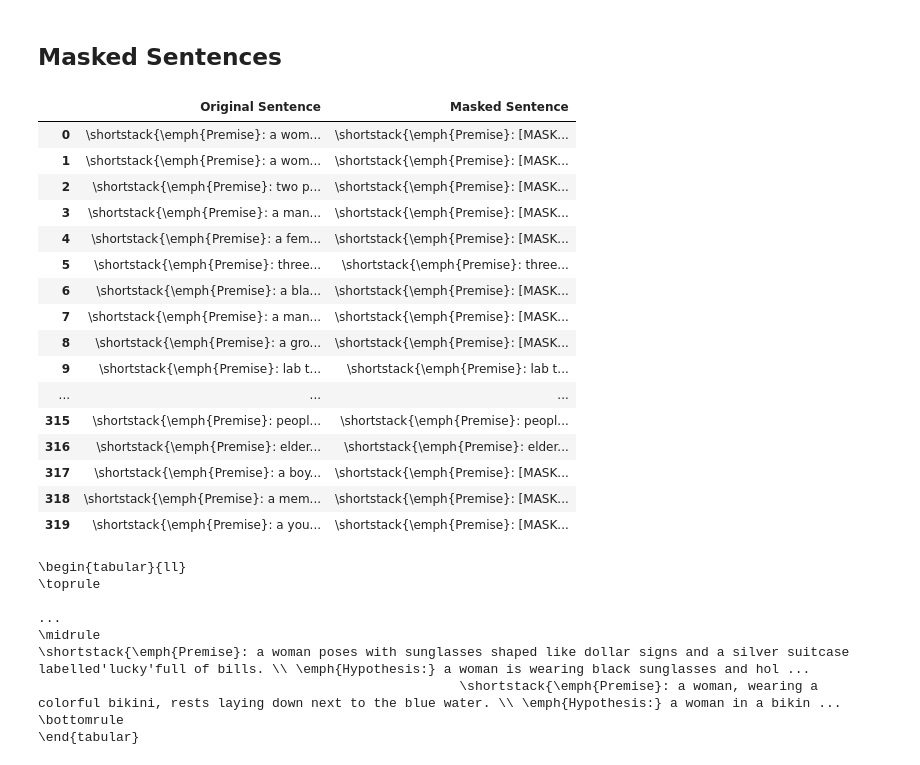
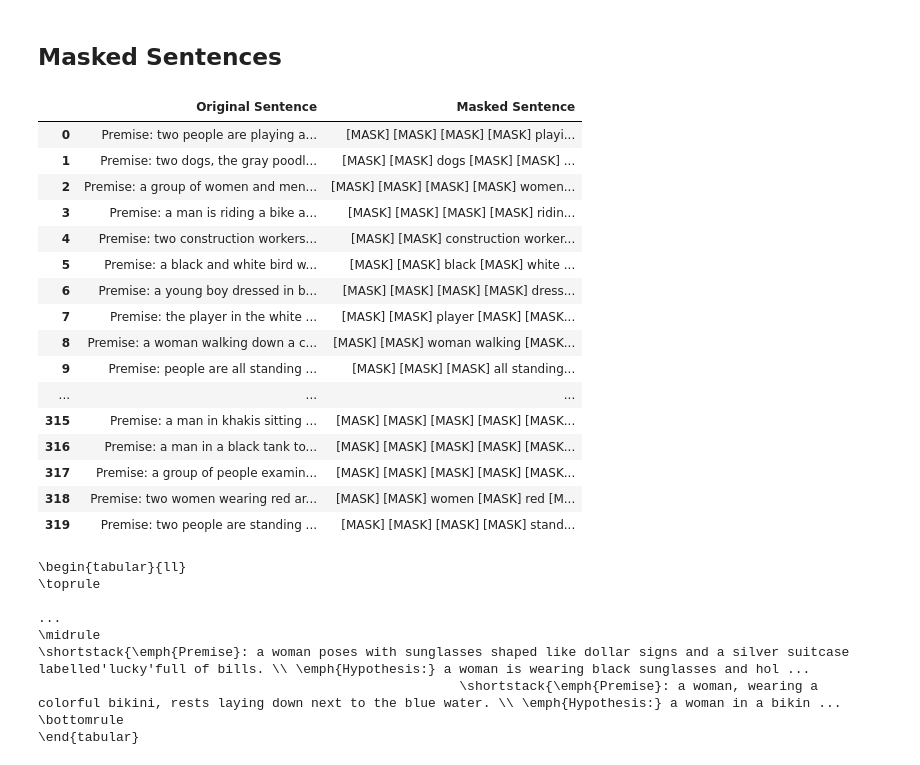
Before and after one commit to mikimn/interpretable_predictions, a Jupyter notebook: notebooks/tests.ipynb, the cells around one changed output. Drawn from its saved outputs; the diff is of its cells as text; code cells hidden in the pictures.

```diff
--- a/notebooks/tests.ipynb
+++ b/notebooks/tests.ipynb
@@ -69,29 +59,31 @@ download_data.sh          masked_examples.json      venv
 # %% [markdown]
 ## Masked Sentences
 # %%
+file = '../masked_examples_minibert_l03.json'
+
 import re
-df = pd.read_json('../masked_examples.json')
+df = pd.read_json(file)
 df.rename({ 'original': 'Original Sentence', 'masked': 'Masked Sentence' }, axis=1, inplace=True)
-df = df.applymap(lambda x: r'\shortstack{' + re.sub(r'\[SEP\]$', '', x).replace(r'[CLS]', r'\emph{Premise}:').replace('[SEP]', r'\\ \emph{Hypothesis:}') + r'}')
+df = df.applymap(lambda x: re.sub(r'\[SEP\]$', '', x).replace(r'[CLS]', r'Premise:').replace('[SEP]', r'Hypothesis:'))
 df
 # %% [output]
 |  | Original Sentence | Masked Sentence |
-| 0 | \shortstack{\emph{Premise}: a wom... | \shortstack{\emph{Premise}: [MASK... |
-| 1 | \shortstack{\emph{Premise}: a wom... | \shortstack{\emph{Premise}: [MASK... |
-| 2 | \shortstack{\emph{Premise}: two p... | \shortstack{\emph{Premise}: [MASK... |
-| 3 | \shortstack{\emph{Premise}: a man... | \shortstack{\emph{Premise}: [MASK... |
-| 4 | \shortstack{\emph{Premise}: a fem... | \shortstack{\emph{Premise}: [MASK... |
-| 5 | \shortstack{\emph{Premise}: three... | \shortstack{\emph{Premise}: three... |
-| 6 | \shortstack{\emph{Premise}: a bla... | \shortstack{\emph{Premise}: [MASK... |
-| 7 | \shortstack{\emph{Premise}: a man... | \shortstack{\emph{Premise}: [MASK... |
-| 8 | \shortstack{\emph{Premise}: a gro... | \shortstack{\emph{Premise}: [MASK... |
-| 9 | \shortstack{\emph{Premise}: lab t... | \shortstack{\emph{Premise}: lab t... |
+| 0 | Premise: two people are playing a... | [MASK] [MASK] [MASK] [MASK] playi... |
+| 1 | Premise: two dogs, the gray poodl... | [MASK] [MASK] dogs [MASK] [MASK] ... |
+| 2 | Premise: a group of women and men... | [MASK] [MASK] [MASK] [MASK] women... |
+| 3 | Premise: a man is riding a bike a... | [MASK] [MASK] [MASK] [MASK] ridin... |
+| 4 | Premise: two construction workers... | [MASK] [MASK] construction worker... |
+| 5 | Premise: a black and white bird w... | [MASK] [MASK] black [MASK] white ... |
+| 6 | Premise: a young boy dressed in b... | [MASK] [MASK] [MASK] [MASK] dress... |
+| 7 | Premise: the player in the white ... | [MASK] [MASK] player [MASK] [MASK... |
+| 8 | Premise: a woman walking down a c... | [MASK] [MASK] woman walking [MASK... |
+| 9 | Premise: people are all standing ... | [MASK] [MASK] [MASK] all standing... |
 | ... | ... | ... |
-| 315 | \shortstack{\emph{Premise}: peopl... | \shortstack{\emph{Premise}: peopl... |
-| 316 | \shortstack{\emph{Premise}: elder... | \shortstack{\emph{Premise}: elder... |
-| 317 | \shortstack{\emph{Premise}: a boy... | \shortstack{\emph{Premise}: [MASK... |
-| 318 | \shortstack{\emph{Premise}: a mem... | \shortstack{\emph{Premise}: [MASK... |
-| 319 | \shortstack{\emph{Premise}: a you... | \shortstack{\emph{Premise}: [MASK... |
+| 315 | Premise: a man in khakis sitting ... | [MASK] [MASK] [MASK] [MASK] [MASK... |
+| 316 | Premise: a man in a black tank to... | [MASK] [MASK] [MASK] [MASK] [MASK... |
+| 317 | Premise: a group of people examin... | [MASK] [MASK] [MASK] [MASK] [MASK... |
+| 318 | Premise: two women wearing red ar... | [MASK] [MASK] women [MASK] red [M... |
+| 319 | Premise: two people are standing ... | [MASK] [MASK] [MASK] [MASK] stand... |
 # %%
 print(df.loc[[0, 1]].to_latex(index=False, escape=False))
 # %% [output]
```
Also changed, not shown: parts of 2 cells of this notebook, 4 other files.
